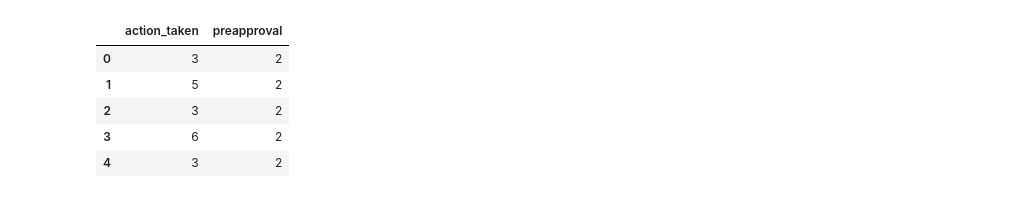
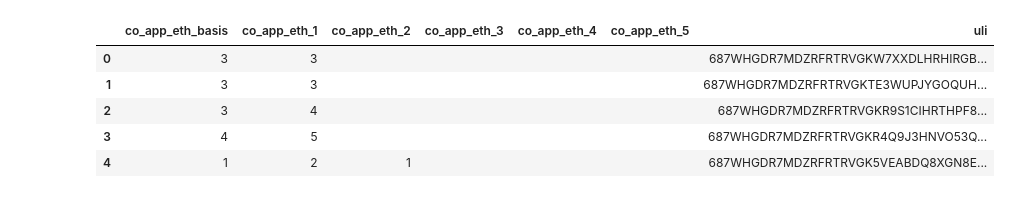
Before and after one commit to cfpb/hmda-test-files, a Jupyter notebook: python/2018_test_file_maker.ipynb, the cells around one changed output. Saved outputs shown, nothing was run; the diff lists cells and outputs as text; code cells hidden in the pictures.

```diff
--- a/python/2018_test_file_maker.ipynb
+++ b/python/2018_test_file_maker.ipynb
@@ -207,10 +196,10 @@ validator.results
-# %%
-validator.lar_df[["action_taken", "preapproval"]]
-# %% [output]
-|  | action_taken | preapproval |
-| 0 | 3 | 2 |
-| 1 | 5 | 2 |
-| 2 | 3 | 2 |
-| 3 | 6 | 2 |
-| 4 | 3 | 2 |
+# %%
+validator.lar_df[["co_app_eth_basis","co_app_eth_1", "co_app_eth_2", "co_app_eth_3", "co_app_eth_4", "co_app_eth_5", "uli"]]
+# %% [output]
+|  | co_app_eth_basis | co_app_eth_1 | co_app_eth_2 | co_app_eth_3 | co_app_eth_4 | co_app_eth_5 | uli |
+| 0 | 3 | 3 |  |  |  |  | 687WHGDR7MDZRFRTRVGKW7XXDLHRHIRGB... |
+| 1 | 3 | 3 |  |  |  |  | 687WHGDR7MDZRFRTRVGKTE3WUPJYGOQUH... |
+| 2 | 3 | 4 |  |  |  |  | 687WHGDR7MDZRFRTRVGKR9S1CIHRTHPF8... |
+| 3 | 4 | 5 |  |  |  |  | 687WHGDR7MDZRFRTRVGKR4Q9J3HNVO53Q... |
+| 4 | 1 | 2 | 1 |  |  |  | 687WHGDR7MDZRFRTRVGK5VEABDQ8XGN8E... |
 # %%
```
Also changed, not shown: parts of 10 cells of this notebook, 1 other file.
